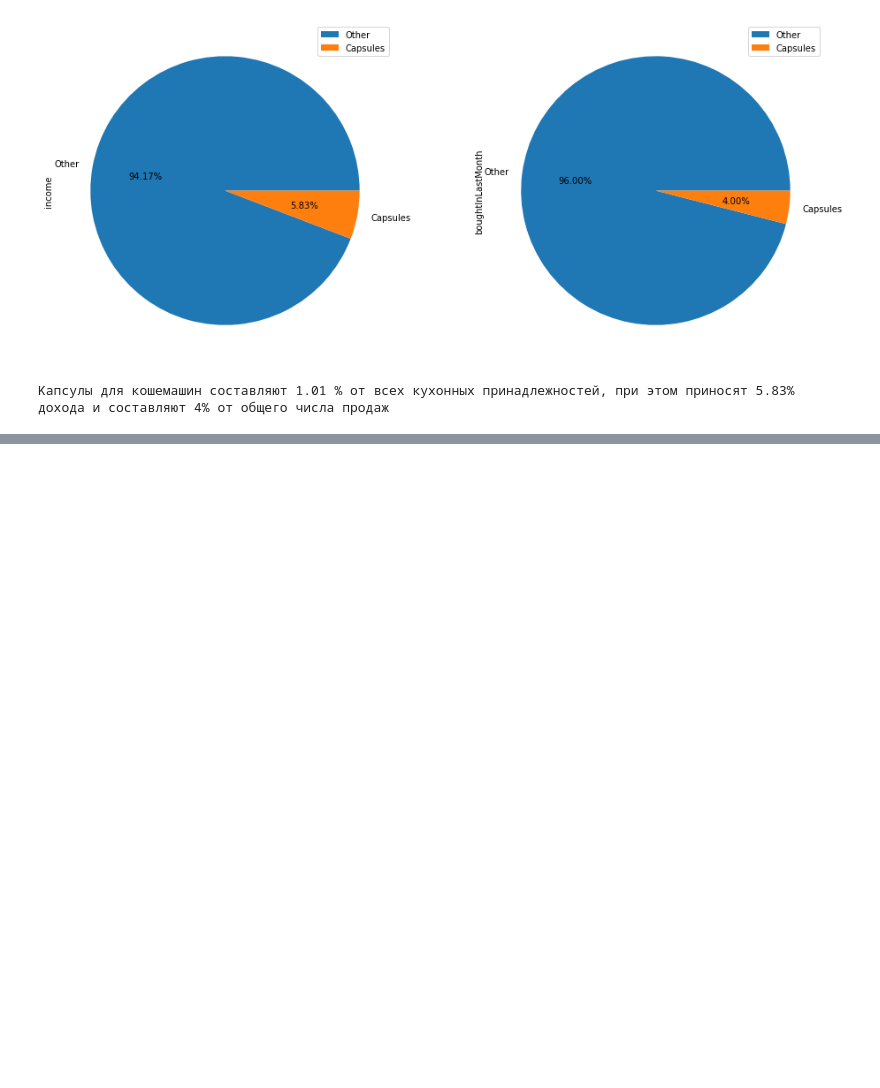
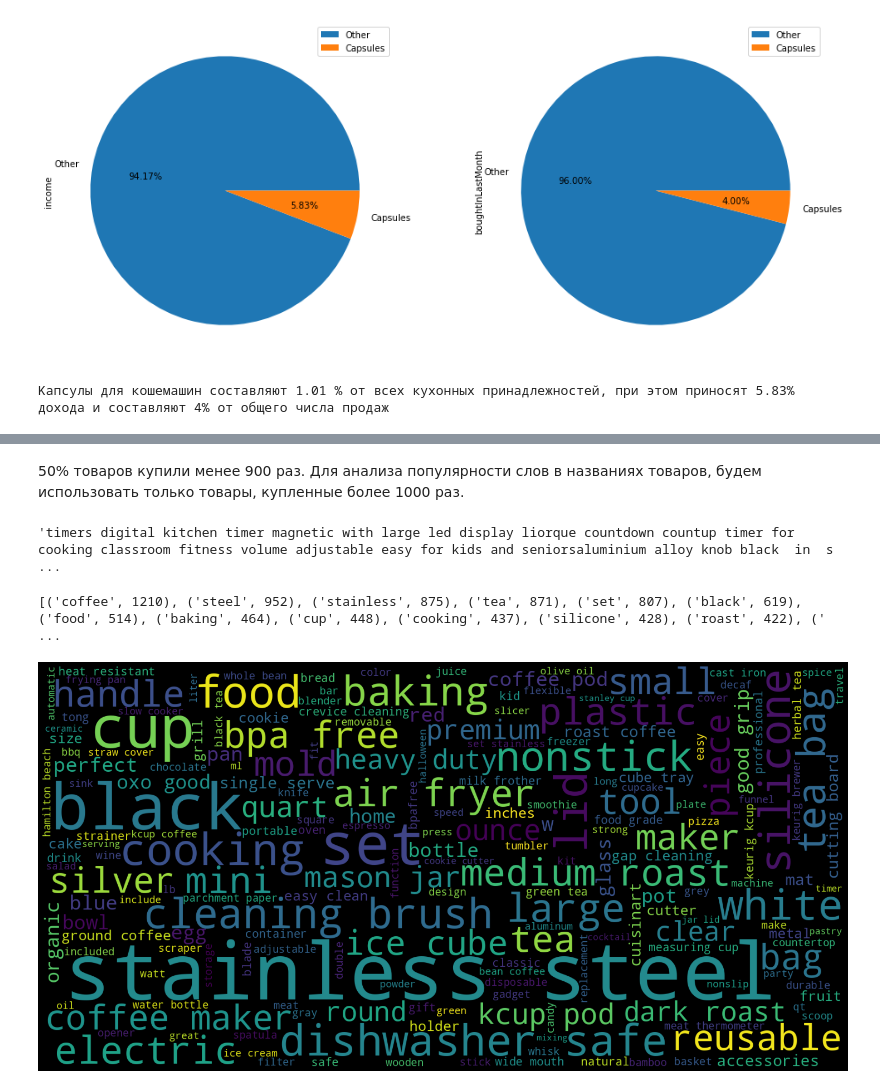
Before and after one commit to Prokompas/Amazon_USA_EDA, a Jupyter notebook: Amazon_USA_EDA.ipynb, the cells around one changed output, grey strips where cells are left out. Cells and saved outputs as stored; diff of their text form; code cells hidden in the pictures; blank space fills up the shorter version.

```diff
--- a/Amazon_USA_EDA.ipynb
+++ b/Amazon_USA_EDA.ipynb
@@ -457,0 +586,51 @@ Kапсулы для кошемашин составляют 1.01 % от все
+# %% [markdown]
+50% товаров купили менее 900 раз. Для анализа популярности слов в названиях товаров, будем использовать только товары, купленные более 1000 раз.
+# %%
+# Копируем названия всех товаров в список
+
+text = kitchen['title'].tolist()
+# %%
+# Применяем функцию подготовки текста
+text = prep(text)
+text
+# %% [output]
+'timers digital kitchen timer magnetic with large led display liorque countdown countup timer for cooking classroom fitness volume adjustable easy for kids and seniorsaluminium alloy knob black  in  s ...
+# %%
+# добавляем стоп-слова
+english_stopwords = stopwords.words("english")
+words = ['pack', 'oz', 'inch', 'pcs', 'count', 'x', 'kitchen']
+english_stopwords.extend(words)
+
+# токенизируем текст
+text_tokens = word_tokenize(text)
+
+# перестраиваем токены, не учитывая стоп-слова
+text_tokens = [token.strip() for token in text_tokens if token not in english_stopwords]
+
+#приводим токены к текстовому виду
+text = nltk.Text(text_tokens)
+
+# считаем частоту слов
+fdist_sw = FreqDist(text)
+
+# показываем самые популярные
+print(fdist_sw.most_common(20))
+# %% [output]
+[('coffee', 1210), ('steel', 952), ('stainless', 875), ('tea', 871), ('set', 807), ('black', 619), ('food', 514), ('baking', 464), ('cup', 448), ('cooking', 437), ('silicone', 428), ('roast', 422), (' ...
+# %%
+# переводим всё в текстовый формат
+text_raw = " ".join(text)
+
+# готовим размер картинки
+wordcloud = WordCloud(width=1600, height=800).generate(text_raw)
+plt.figure( figsize=(20,10), facecolor='k')
+# добавляем туда облако слов
+plt.imshow(wordcloud)
+# выключаем оси и подписи
+plt.axis("off")
+# убираем рамку вокруг
+plt.tight_layout(pad=0)
+# выводим картинку на экран
+plt.show()
+# %% [output]
+[figure, added]
```
Also changed, not shown: parts of 20 cells of this notebook.
